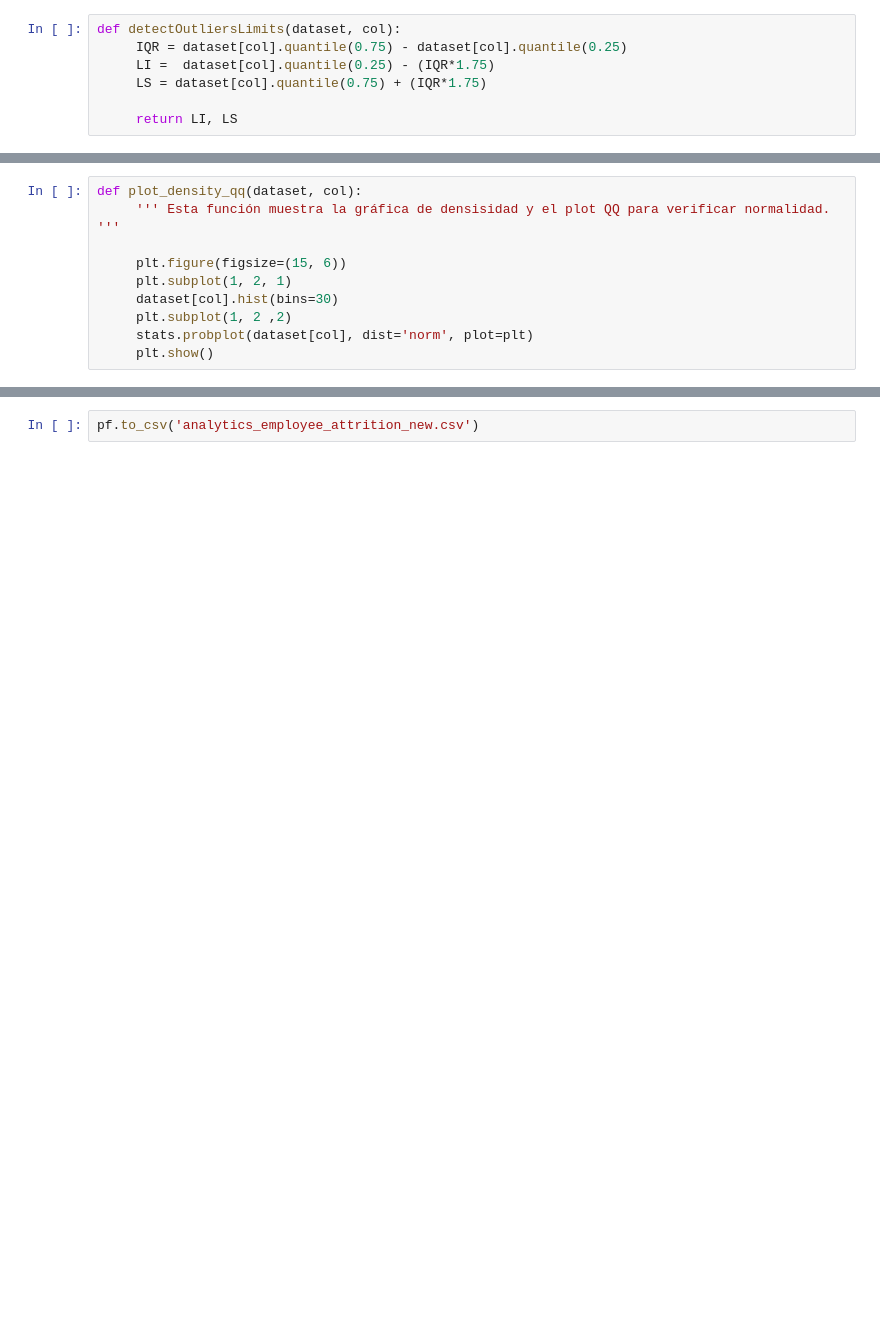
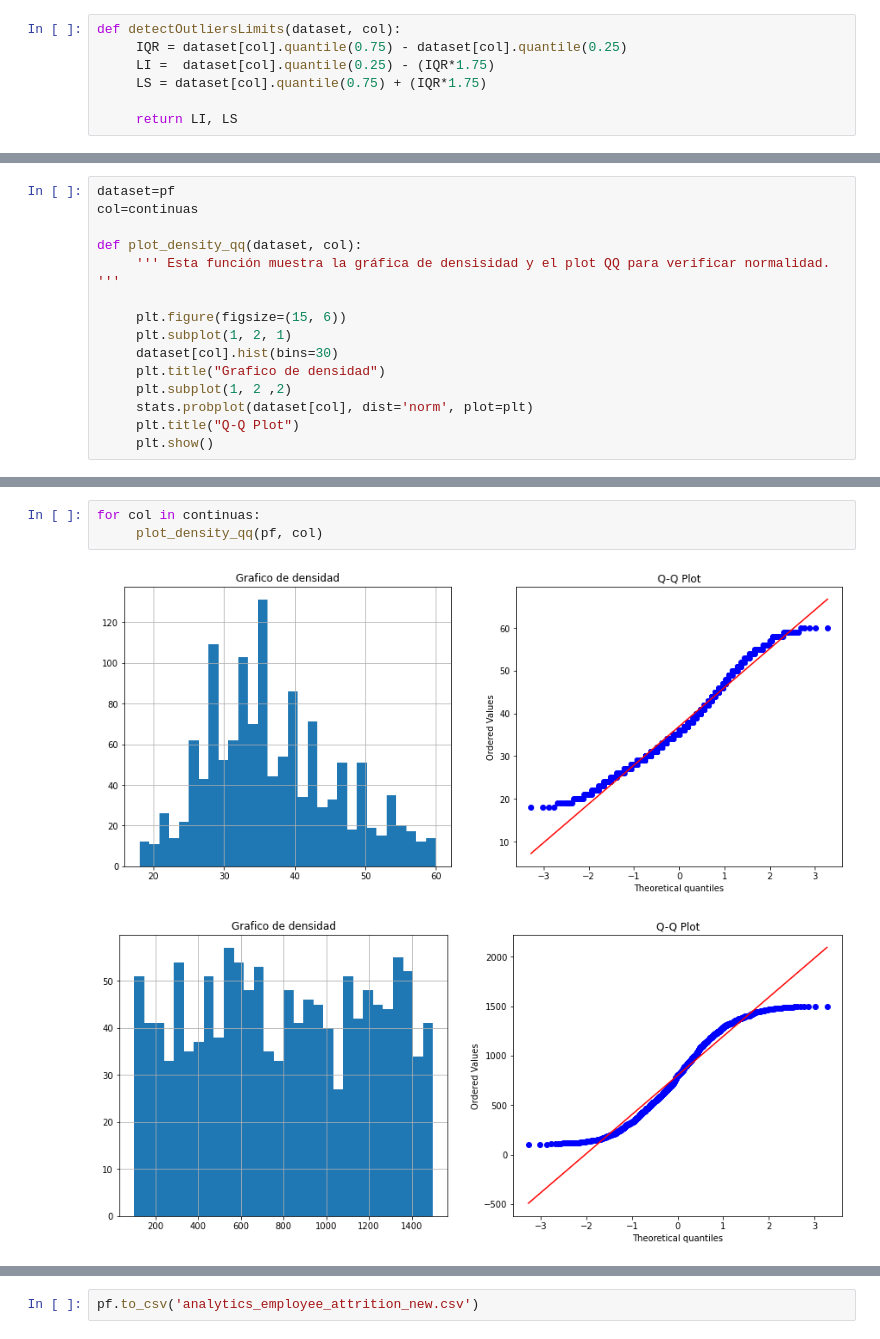
Before and after one commit to Acgonzalezt/Proyecto_Statistical_Learning, a Jupyter notebook: Notebook No. 2.ipynb, the cells around one changed output, grey strips where cells are left out. Saved outputs shown, nothing was run; the diff lists cells and outputs as text; blank space fills up the shorter version.

```diff
--- a/Notebook No. 2.ipynb
+++ b/Notebook No. 2.ipynb
@@ -306,10 +321,15 @@ plotDistBoxQQ(pf, 'MonthlyIncome')
 # %%
+dataset=pf
+col=continuas
+
 def plot_density_qq(dataset, col):
      ''' Esta función muestra la gráfica de densisidad y el plot QQ para verificar normalidad. '''
 
      plt.figure(figsize=(15, 6))
      plt.subplot(1, 2, 1)
      dataset[col].hist(bins=30)
+     plt.title("Grafico de densidad")
      plt.subplot(1, 2 ,2)
      stats.probplot(dataset[col], dist='norm', plot=plt)
+     plt.title("Q-Q Plot")
      plt.show()
@@ -319,0 +336,6 @@ plot_density_qq(pf, 'MonthlyIncome')
+# %%
+for col in continuas:
+     plot_density_qq(pf, col)
+# %% [output]
+[figure, added]
+[figure, added]
```
Also changed, not shown: parts of 10 cells of this notebook.
